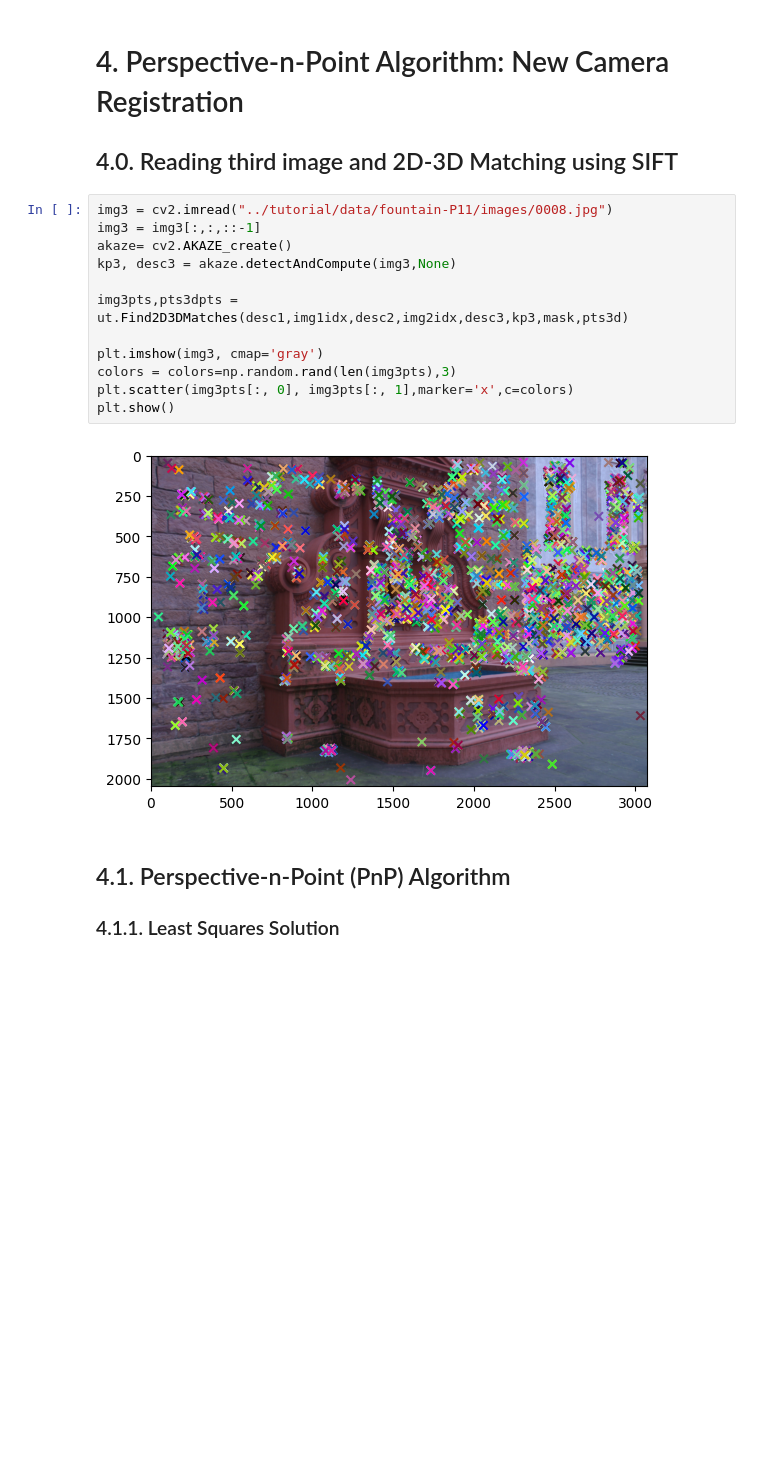
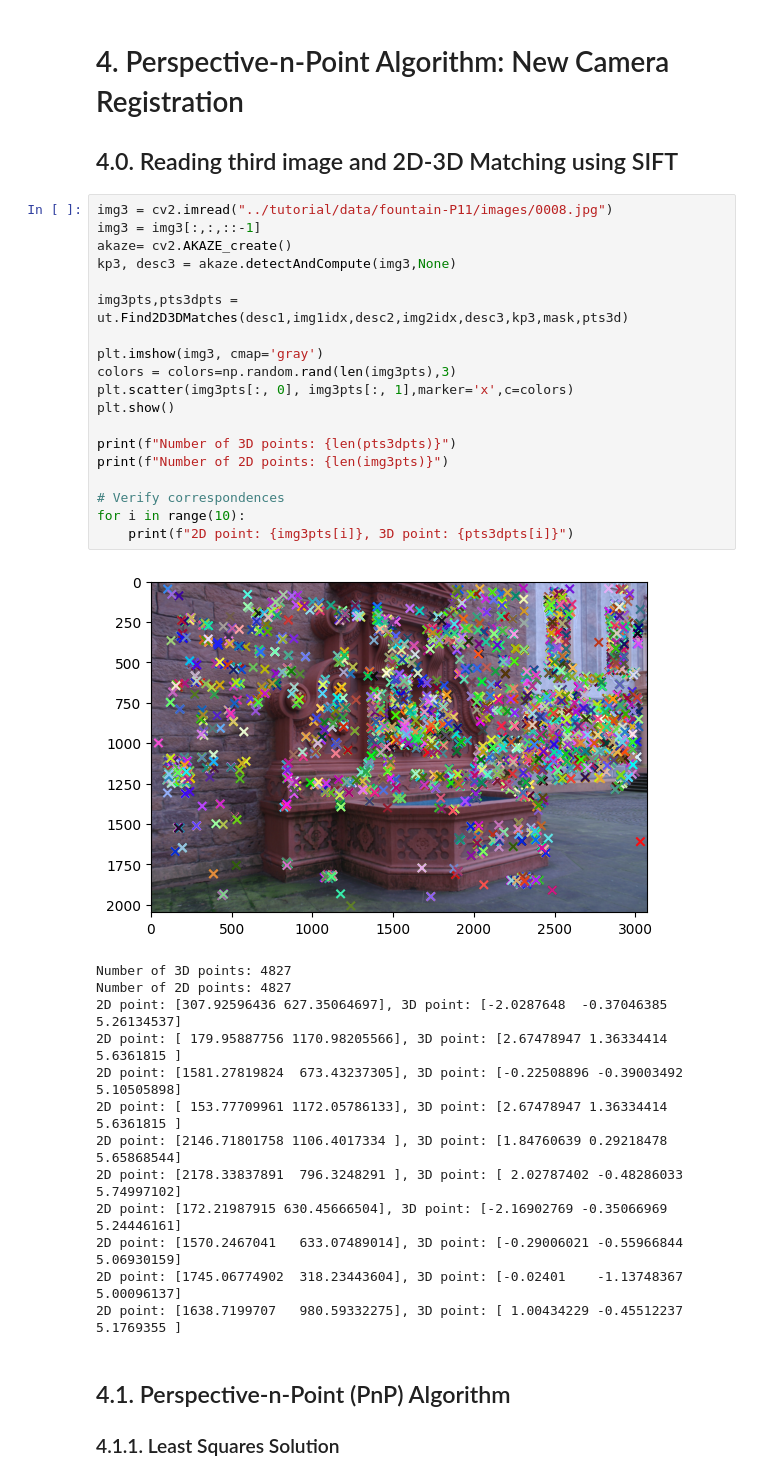
Before and after one commit to rotellini9809/computer_vision_project, a Jupyter notebook: structure-from-motion-master/tutorial/tutorial.ipynb, the cells around one changed output. Saved outputs shown, nothing was run; the diff lists cells and outputs as text; blank space fills up the shorter version.

```diff
--- a/structure-from-motion-master/tutorial/tutorial.ipynb
+++ b/structure-from-motion-master/tutorial/tutorial.ipynb
@@ -311,17 +294,36 @@ ut.DrawCorrespondences(img2,img2pts[mask],img2ptsReproj,ax)
 # %%
 img3 = cv2.imread("../tutorial/data/fountain-P11/images/0008.jpg")
 img3 = img3[:,:,::-1]
 akaze= cv2.AKAZE_create()
 kp3, desc3 = akaze.detectAndCompute(img3,None)
 
 img3pts,pts3dpts = ut.Find2D3DMatches(desc1,img1idx,desc2,img2idx,desc3,kp3,mask,pts3d)
 
 plt.imshow(img3, cmap='gray')
 colors = colors=np.random.rand(len(img3pts),3)
 plt.scatter(img3pts[:, 0], img3pts[:, 1],marker='x',c=colors)
 plt.show()
+
+print(f"Number of 3D points: {len(pts3dpts)}")
+print(f"Number of 2D points: {len(img3pts)}")
+
+# Verify correspondences
+for i in range(10):
+    print(f"2D point: {img3pts[i]}, 3D point: {pts3dpts[i]}")
 # %% [output]
-[figure, old version]
+[figure, new version]
+Number of 3D points: 4827
+Number of 2D points: 4827
+2D point: [307.92596436 627.35064697], 3D point: [-2.0287648  -0.37046385  5.26134537]
+2D point: [ 179.95887756 1170.98205566], 3D point: [2.67478947 1.36334414 5.6361815 ]
+2D point: [1581.27819824  673.43237305], 3D point: [-0.22508896 -0.39003492  5.10505898]
+2D point: [ 153.77709961 1172.05786133], 3D point: [2.67478947 1.36334414 5.6361815 ]
+2D point: [2146.71801758 1106.4017334 ], 3D point: [1.84760639 0.29218478 5.65868544]
+2D point: [2178.33837891  796.3248291 ], 3D point: [ 2.02787402 -0.48286033  5.74997102]
+2D point: [172.21987915 630.45666504], 3D point: [-2.16902769 -0.35066969  5.24446161]
+2D point: [1570.2467041   633.07489014], 3D point: [-0.29006021 -0.55966844  5.06930159]
+2D point: [1745.06774902  318.23443604], 3D point: [-0.02401    -1.13748367  5.00096137]
+2D point: [1638.7199707   980.59332275], 3D point: [ 1.00434229 -0.45512237  5.1769355 ]
 # %% [markdown]
 ## 4.1. Perspective-n-Point (PnP) Algorithm
 
```
Also changed, not shown: parts of 3 cells of this notebook, 1 other file.
